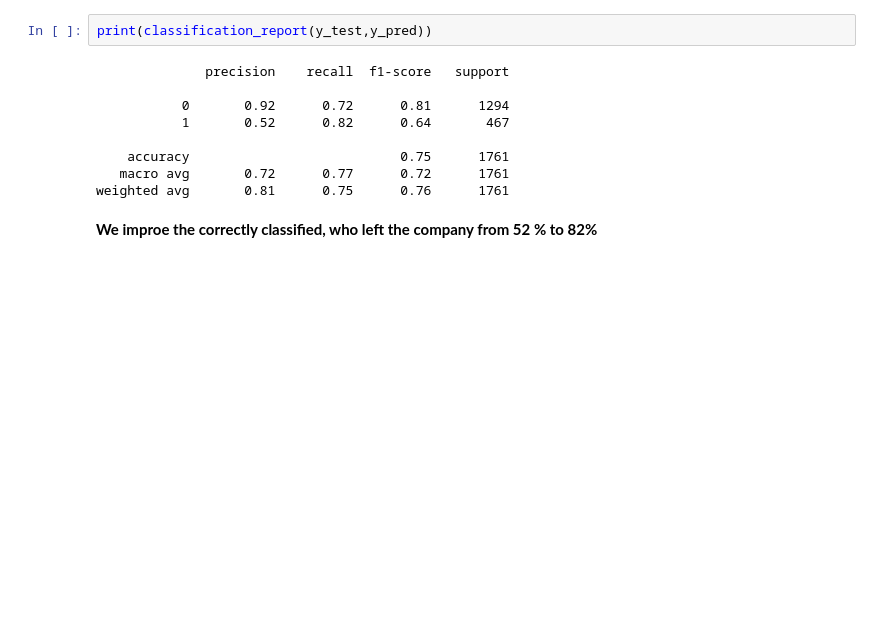
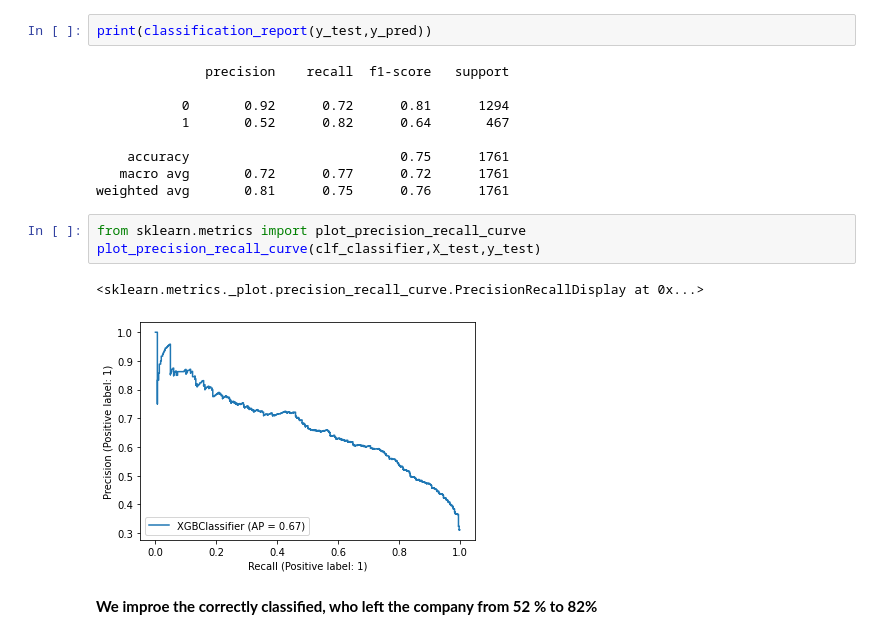
Before and after one commit to rahkum96/Telco-Churn-Analysis-and-Modeling-XGBoost, a Jupyter notebook: Telco Churn Analysis and Modeling.ipynb, the cells around one changed output. Drawn from its saved outputs; the diff is of its cells as text; blank space fills up the shorter version.

```diff
--- a/Telco Churn Analysis and Modeling.ipynb
+++ b/Telco Churn Analysis and Modeling.ipynb
@@ -655,5 +658,11 @@ print(classification_report(y_test,y_pred))
     accuracy                           0.75      1761
    macro avg       0.72      0.77      0.72      1761
 weighted avg       0.81      0.75      0.76      1761
+# %%
+from sklearn.metrics import plot_precision_recall_curve
+plot_precision_recall_curve(clf_classifier,X_test,y_test)
+# %% [output]
+<sklearn.metrics._plot.precision_recall_curve.PrecisionRecallDisplay at 0x...>
+[figure, added]
 # %% [markdown]
 **We improe the correctly classified, who left the company from 52 % to 82%**
```
Also changed, not shown: parts of 2 cells of this notebook.
